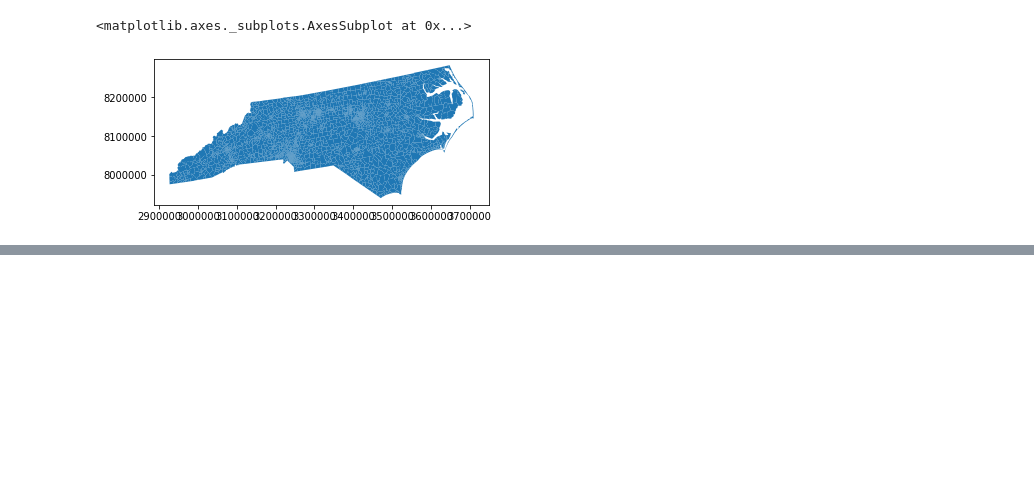
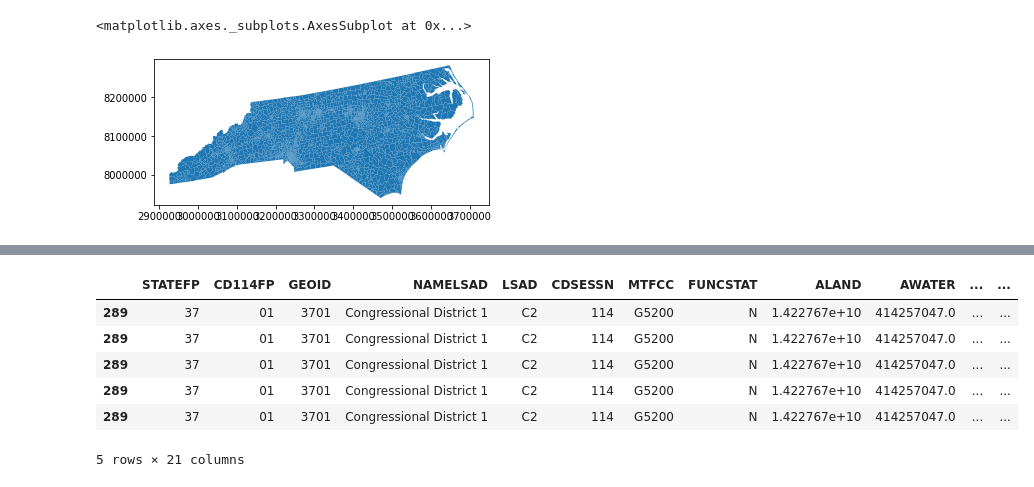
Before and after one commit to nickeubank/partisan_dislocation, a Jupyter notebook: partisan_dislocation/vs_partisan_dislocation.ipynb, the cells around one changed output, grey strips where cells are left out. Drawn from its saved outputs; the diff is of its cells as text; code cells hidden in the pictures; blank space fills up the shorter version.

```diff
--- a/partisan_dislocation/vs_partisan_dislocation.ipynb
+++ b/partisan_dislocation/vs_partisan_dislocation.ipynb
@@ -140,0 +182,13 @@ gf_nc_new
+# %%
+# Calculate district dem share
+dist_nc = gpd.sjoin(district, nc_gdf, how='inner')
+# %%
+dist_nc.head()
+# %% [output]
+|  | STATEFP | CD114FP | GEOID | NAMELSAD | LSAD | CDSESSN | MTFCC | FUNCSTAT | ALAND | AWATER | ... | ... |
+| 289 | 37 | 01 | 3701 | Congressional District 1 | C2 | 114 | G5200 | N | 1.422767e+10 | 414257047.0 | ... | ... |
+| 289 | 37 | 01 | 3701 | Congressional District 1 | C2 | 114 | G5200 | N | 1.422767e+10 | 414257047.0 | ... | ... |
+| 289 | 37 | 01 | 3701 | Congressional District 1 | C2 | 114 | G5200 | N | 1.422767e+10 | 414257047.0 | ... | ... |
+| 289 | 37 | 01 | 3701 | Congressional District 1 | C2 | 114 | G5200 | N | 1.422767e+10 | 414257047.0 | ... | ... |
+| 289 | 37 | 01 | 3701 | Congressional District 1 | C2 | 114 | G5200 | N | 1.422767e+10 | 414257047.0 | ... | ... |
+5 rows × 21 columns
```
Also changed, not shown: parts of 25 cells of this notebook.
